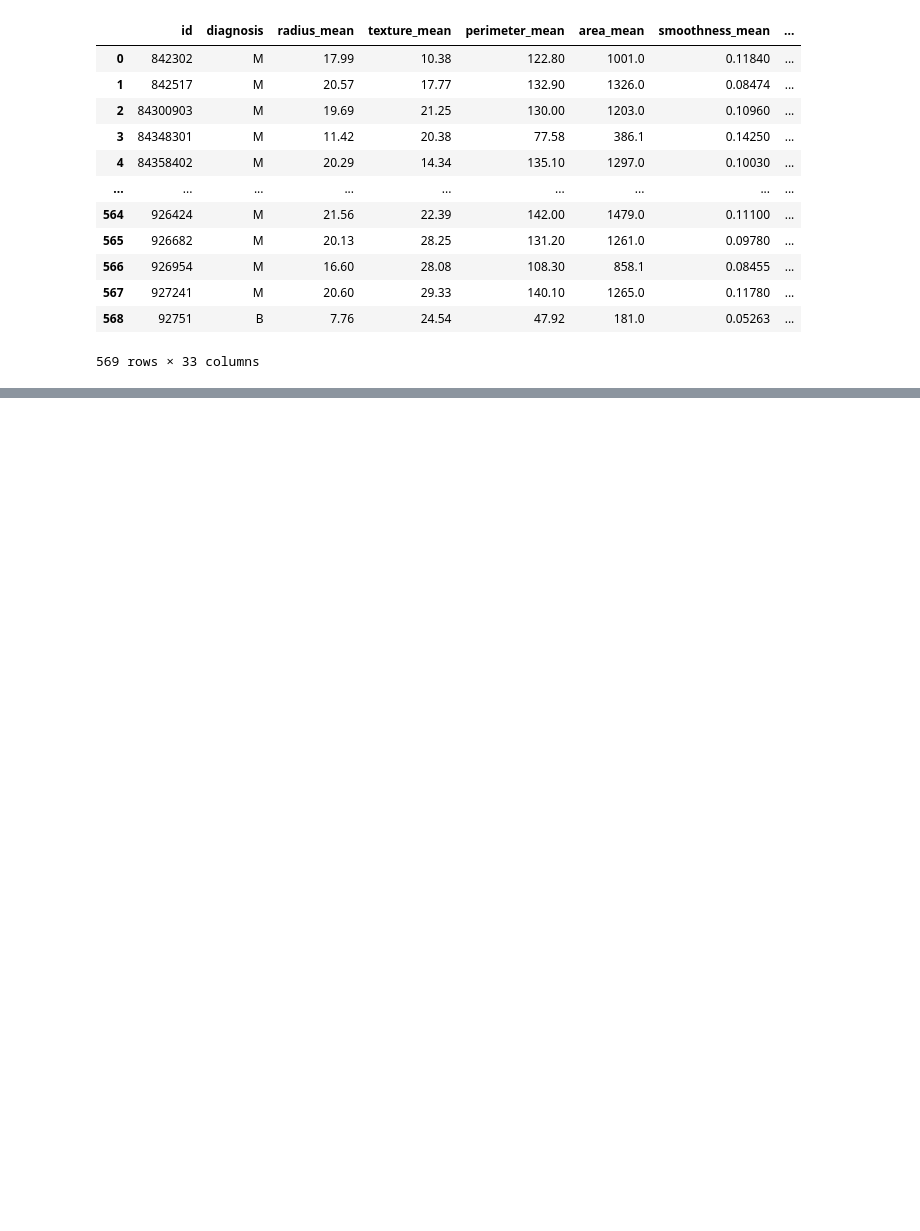
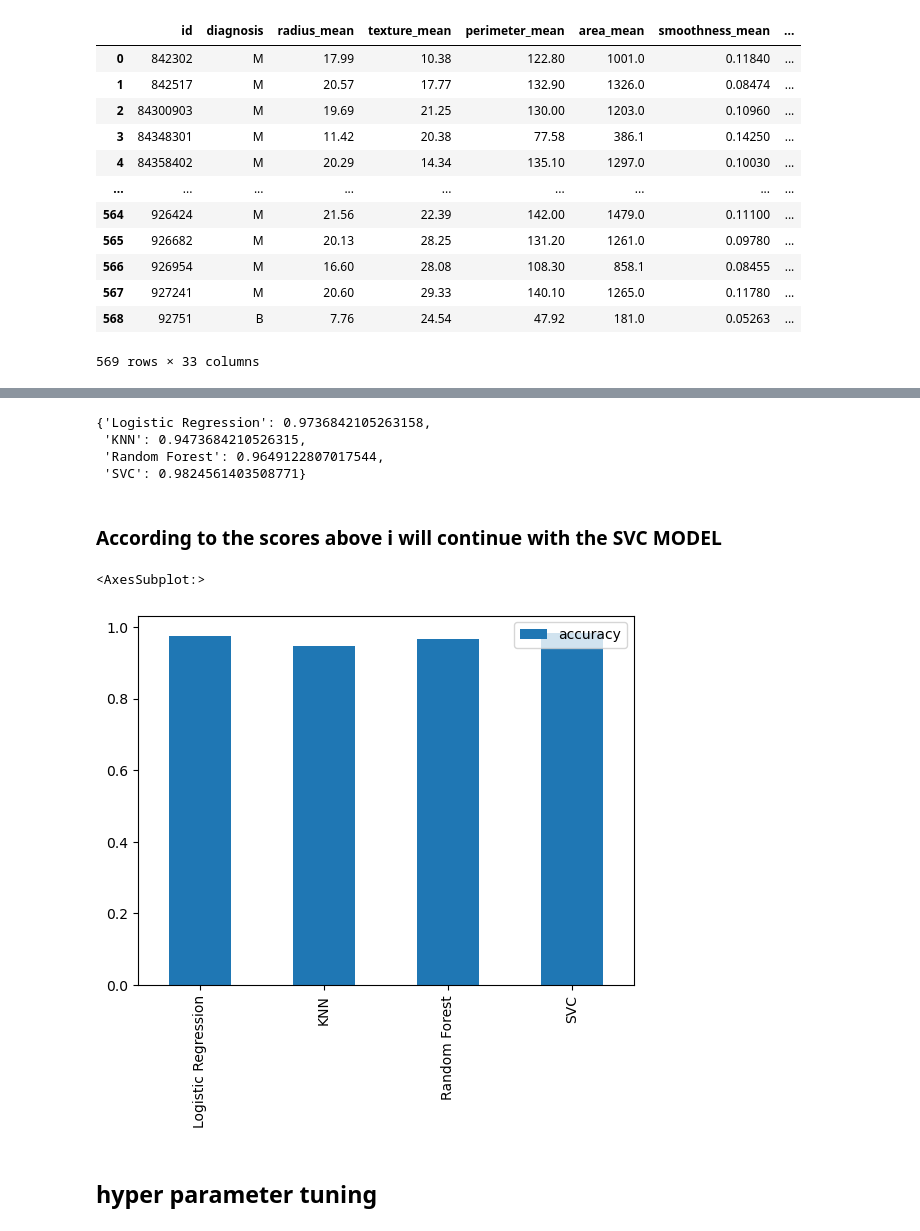
Before and after one commit to salahelden18/breast_cancer_model, a Jupyter notebook: breast_cancer/breast_cancer_machine_learning.ipynb, the cells around one changed output, grey strips where cells are left out. Saved outputs shown, nothing was run; the diff lists cells and outputs as text; code cells hidden in the pictures; blank space fills up the shorter version.

```diff
--- a/breast_cancer/breast_cancer_machine_learning.ipynb
+++ b/breast_cancer/breast_cancer_machine_learning.ipynb
@@ -118,0 +183,47 @@ clf.score(scaled_x_test, transformed_y_test)
+# %%
+from sklearn.ensemble import RandomForestClassifier
+from sklearn.neighbors import KNeighborsClassifier
+from sklearn.linear_model import LogisticRegression
+from sklearn.svm import SVC # Support Vector Machine Model
+
+models = {
+    "Logistic Regression": LogisticRegression(),
+    "KNN": KNeighborsClassifier(),
+    "Random Forest": RandomForestClassifier(),
+    "SVC": SVC()
+}
+
+def fit_and_score(models, x_train, x_test, y_train, y_test):
+    """
+    function to fit and score on different models
+    """
+
+    np.random.seed(42)
+    model_score = {}
+
+    for name, model in models.items():
+        model.fit(x_train, y_train)
+
+        model_score[name] = model.score(x_test, y_test)
+    return model_score
+# %%
+models_score = fit_and_score(models, scaled_x_train, scaled_x_test, transformed_y_train, transformed_y_test)
+
+models_score
+# %% [output]
+{'Logistic Regression': 0.9736842105263158,
+ 'KNN': 0.9473684210526315,
+ 'Random Forest': 0.9649122807017544,
+ 'SVC': 0.9824561403508771}
+# %% [markdown]
+### According to the scores above i will continue with the SVC MODEL
+# %%
+# compare the models
+compare_df = pd.DataFrame(models_score, index=[ "accuracy"])
+
+compare_df.T.plot.bar()
+# %% [output]
+<AxesSubplot:>
+[figure, added]
+# %% [markdown]
+## hyper parameter tuning
```
Also changed, not shown: parts of 25 cells of this notebook.
